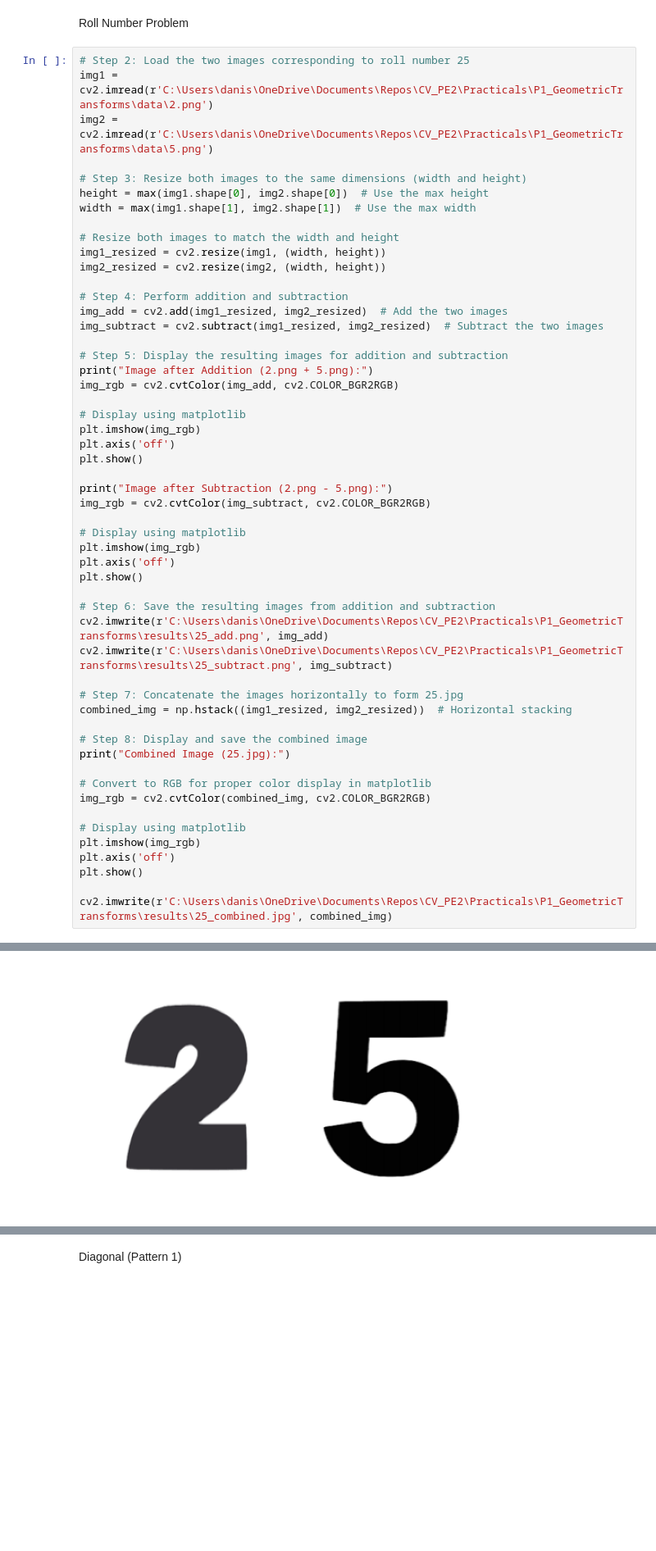
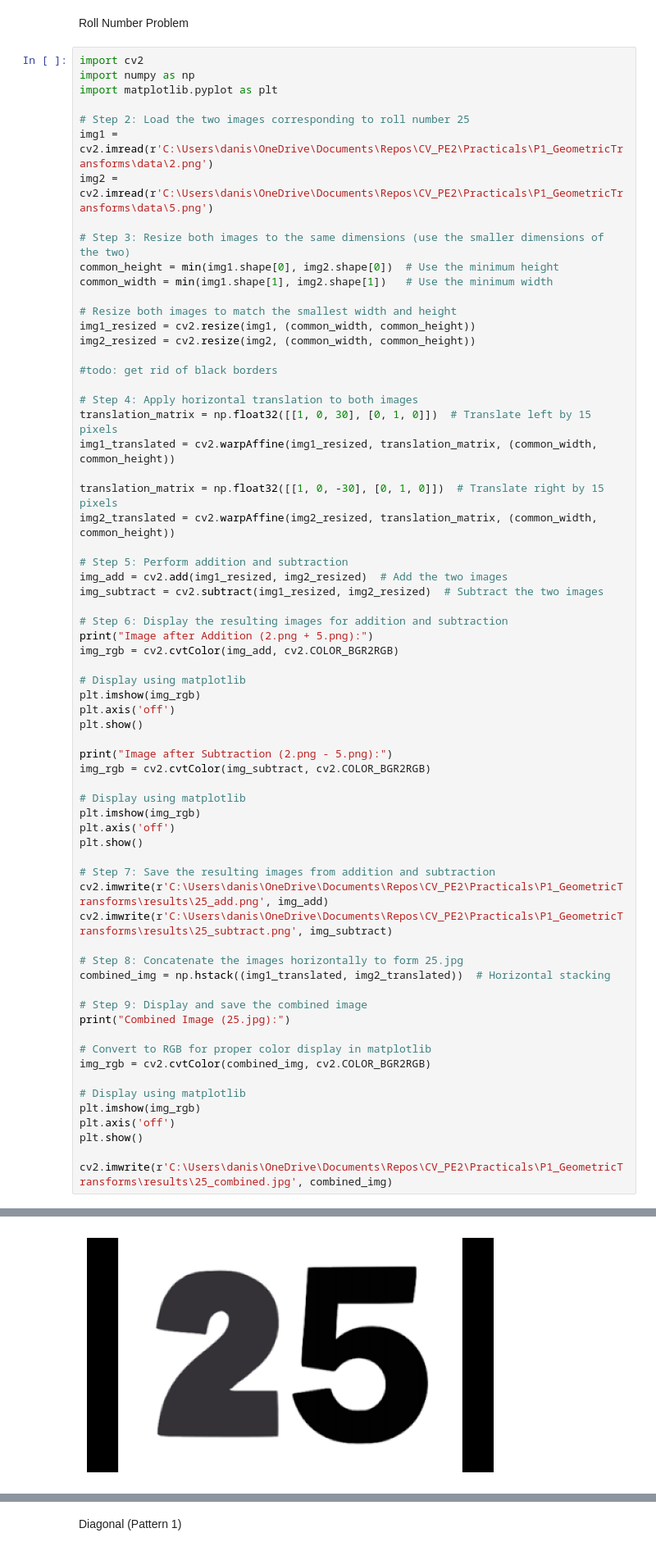
Before and after one commit to Danish-588/CV_PE2, a Jupyter notebook: Practicals/P1_GeometricTransforms/CV1.ipynb, the cells around one changed output, grey strips where cells are left out. Shown at 82% size. Cells and saved outputs as stored; diff of their text form; blank space fills up the shorter version.

Commit message:
Updated Roll Number Problem - Added Translation

```diff
--- a/Practicals/P1_GeometricTransforms/CV1.ipynb
+++ b/Practicals/P1_GeometricTransforms/CV1.ipynb
@@ -157,23 +157,36 @@ Sheared Image (0.3 factor):
 # %% [markdown]
 Roll Number Problem
 # %%
+import cv2
+import numpy as np
+import matplotlib.pyplot as plt
+
 # Step 2: Load the two images corresponding to roll number 25
 img1 = cv2.imread(r'C:\Users\danis\OneDrive\Documents\Repos\CV_PE2\Practicals\P1_GeometricTransforms\data\2.png')
 img2 = cv2.imread(r'C:\Users\danis\OneDrive\Documents\Repos\CV_PE2\Practicals\P1_GeometricTransforms\data\5.png')
 
-# Step 3: Resize both images to the same dimensions (width and height)
-height = max(img1.shape[0], img2.shape[0])  # Use the max height
-width = max(img1.shape[1], img2.shape[1])  # Use the max width
+# Step 3: Resize both images to the same dimensions (use the smaller dimensions of the two)
+common_height = min(img1.shape[0], img2.shape[0])  # Use the minimum height
+common_width = min(img1.shape[1], img2.shape[1])   # Use the minimum width
 
-# Resize both images to match the width and height
-img1_resized = cv2.resize(img1, (width, height))
-img2_resized = cv2.resize(img2, (width, height))
+# Resize both images to match the smallest width and height
+img1_resized = cv2.resize(img1, (common_width, common_height))
+img2_resized = cv2.resize(img2, (common_width, common_height))
 
-# Step 4: Perform addition and subtraction
+#todo: get rid of black borders
+
+# Step 4: Apply horizontal translation to both images
+translation_matrix = np.float32([[1, 0, 30], [0, 1, 0]])  # Translate left by 15 pixels
+img1_translated = cv2.warpAffine(img1_resized, translation_matrix, (common_width, common_height))
+
+translation_matrix = np.float32([[1, 0, -30], [0, 1, 0]])  # Translate right by 15 pixels
+img2_translated = cv2.warpAffine(img2_resized, translation_matrix, (common_width, common_height))
+
+# Step 5: Perform addition and subtraction
 img_add = cv2.add(img1_resized, img2_resized)  # Add the two images
 img_subtract = cv2.subtract(img1_resized, img2_resized)  # Subtract the two images
 
-# Step 5: Display the resulting images for addition and subtraction
+# Step 6: Display the resulting images for addition and subtraction
 print("Image after Addition (2.png + 5.png):")
 img_rgb = cv2.cvtColor(img_add, cv2.COLOR_BGR2RGB)
 
@@ -184,38 +197,38 @@ plt.show()
 
 print("Image after Subtraction (2.png - 5.png):")
 img_rgb = cv2.cvtColor(img_subtract, cv2.COLOR_BGR2RGB)
 
 # Display using matplotlib
 plt.imshow(img_rgb)
 plt.axis('off')
 plt.show()
 
-# Step 6: Save the resulting images from addition and subtraction
+# Step 7: Save the resulting images from addition and subtraction
 cv2.imwrite(r'C:\Users\danis\OneDrive\Documents\Repos\CV_PE2\Practicals\P1_GeometricTransforms\results\25_add.png', img_add)
 cv2.imwrite(r'C:\Users\danis\OneDrive\Documents\Repos\CV_PE2\Practicals\P1_GeometricTransforms\results\25_subtract.png', img_subtract)
 
-# Step 7: Concatenate the images horizontally to form 25.jpg
-combined_img = np.hstack((img1_resized, img2_resized))  # Horizontal stacking
+# Step 8: Concatenate the images horizontally to form 25.jpg
+combined_img = np.hstack((img1_translated, img2_translated))  # Horizontal stacking
 
-# Step 8: Display and save the combined image
+# Step 9: Display and save the combined image
 print("Combined Image (25.jpg):")
 
 # Convert to RGB for proper color display in matplotlib
 img_rgb = cv2.cvtColor(combined_img, cv2.COLOR_BGR2RGB)
 
 # Display using matplotlib
 plt.imshow(img_rgb)
 plt.axis('off')
 plt.show()
 
 cv2.imwrite(r'C:\Users\danis\OneDrive\Documents\Repos\CV_PE2\Practicals\P1_GeometricTransforms\results\25_combined.jpg', combined_img)
 # %% [output]
 Image after Addition (2.png + 5.png):
 [figure]
 Image after Subtraction (2.png - 5.png):
 [figure]
 Combined Image (25.jpg):
-[figure, old version]
+[figure, new version]
 True
 # %% [markdown]
 Diagonal (Pattern 1)
```
Also changed, not shown: parts of 1 cell of this notebook, 3 other files.
